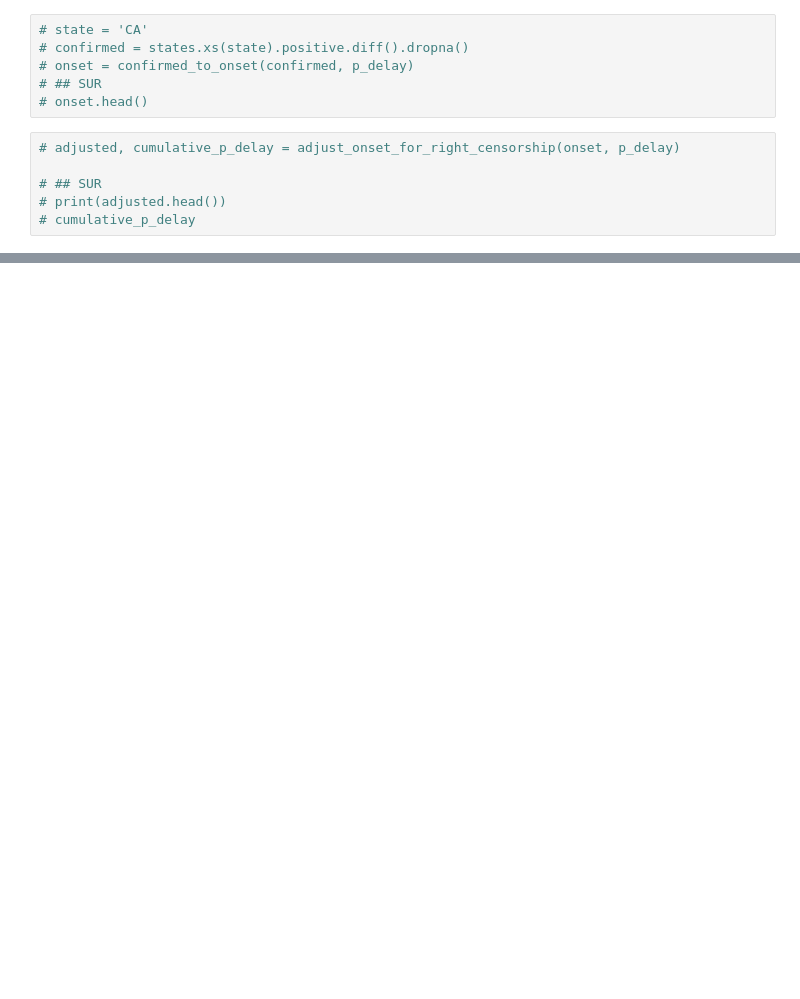
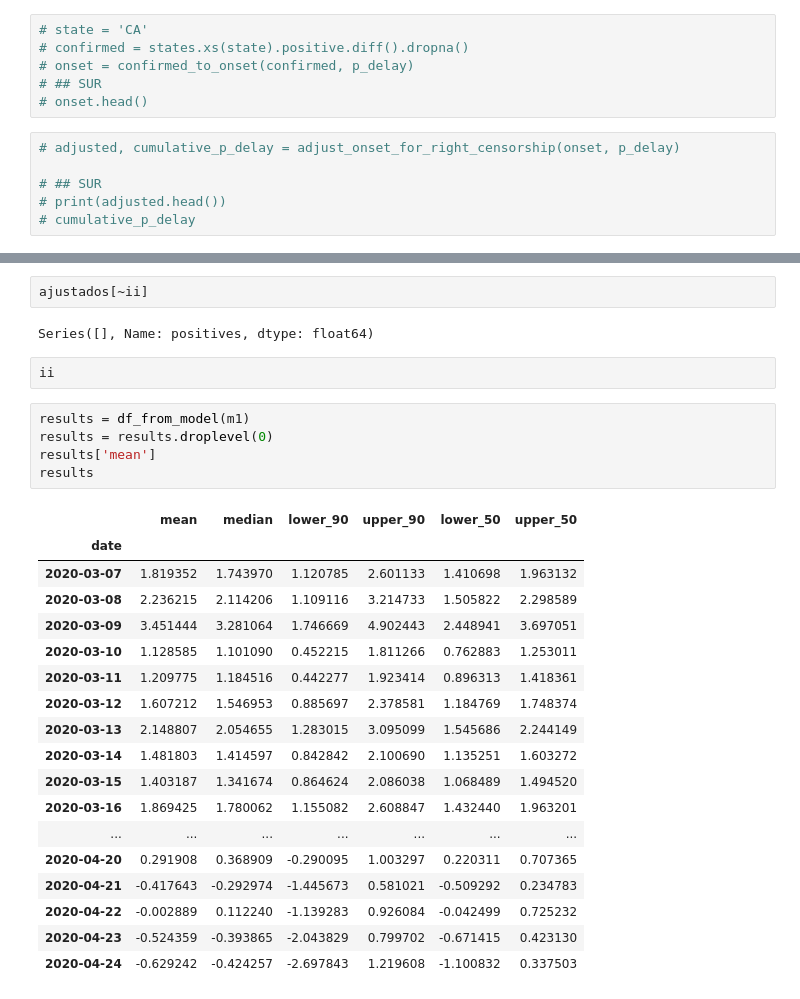
Before and after one commit to coronamex/visualizando, a Jupyter notebook: estados/rt.live.ipynb, the cells around one changed output, grey strips where cells are left out. Saved outputs shown, nothing was run; the diff lists cells and outputs as text; blank space fills up the shorter version.

Commit message:
usando p_retraso y ajustados propios

```diff
--- a/estados/rt.live.ipynb
+++ b/estados/rt.live.ipynb
@@ -425,0 +449,30 @@ Length: 66, dtype: float64
+# %%
+ajustados[~ii]
+# %% [output]
+Series([], Name: positives, dtype: float64)
+# %%
+ii
+# %%
+results = df_from_model(m1)
+results = results.droplevel(0)
+results['mean']
+results
+# %% [output]
+|  | mean | median | lower_90 | upper_90 | lower_50 | upper_50 |
+| date |  |  |  |  |  |  |
+| 2020-03-07 | 1.819352 | 1.743970 | 1.120785 | 2.601133 | 1.410698 | 1.963132 |
+| 2020-03-08 | 2.236215 | 2.114206 | 1.109116 | 3.214733 | 1.505822 | 2.298589 |
+| 2020-03-09 | 3.451444 | 3.281064 | 1.746669 | 4.902443 | 2.448941 | 3.697051 |
+| 2020-03-10 | 1.128585 | 1.101090 | 0.452215 | 1.811266 | 0.762883 | 1.253011 |
+| 2020-03-11 | 1.209775 | 1.184516 | 0.442277 | 1.923414 | 0.896313 | 1.418361 |
+| 2020-03-12 | 1.607212 | 1.546953 | 0.885697 | 2.378581 | 1.184769 | 1.748374 |
+| 2020-03-13 | 2.148807 | 2.054655 | 1.283015 | 3.095099 | 1.545686 | 2.244149 |
+| 2020-03-14 | 1.481803 | 1.414597 | 0.842842 | 2.100690 | 1.135251 | 1.603272 |
+| 2020-03-15 | 1.403187 | 1.341674 | 0.864624 | 2.086038 | 1.068489 | 1.494520 |
+| 2020-03-16 | 1.869425 | 1.780062 | 1.155082 | 2.608847 | 1.432440 | 1.963201 |
+| ... | ... | ... | ... | ... | ... | ... |
+| 2020-04-20 | 0.291908 | 0.368909 | -0.290095 | 1.003297 | 0.220311 | 0.707365 |
+| 2020-04-21 | -0.417643 | -0.292974 | -1.445673 | 0.581021 | -0.509292 | 0.234783 |
+| 2020-04-22 | -0.002889 | 0.112240 | -1.139283 | 0.926084 | -0.042499 | 0.725232 |
+| 2020-04-23 | -0.524359 | -0.393865 | -2.043829 | 0.799702 | -0.671415 | 0.423130 |
+| 2020-04-24 | -0.629242 | -0.424257 | -2.697843 | 1.219608 | -1.100832 | 0.337503 |
```
Also changed, not shown: parts of 21 cells of this notebook.
